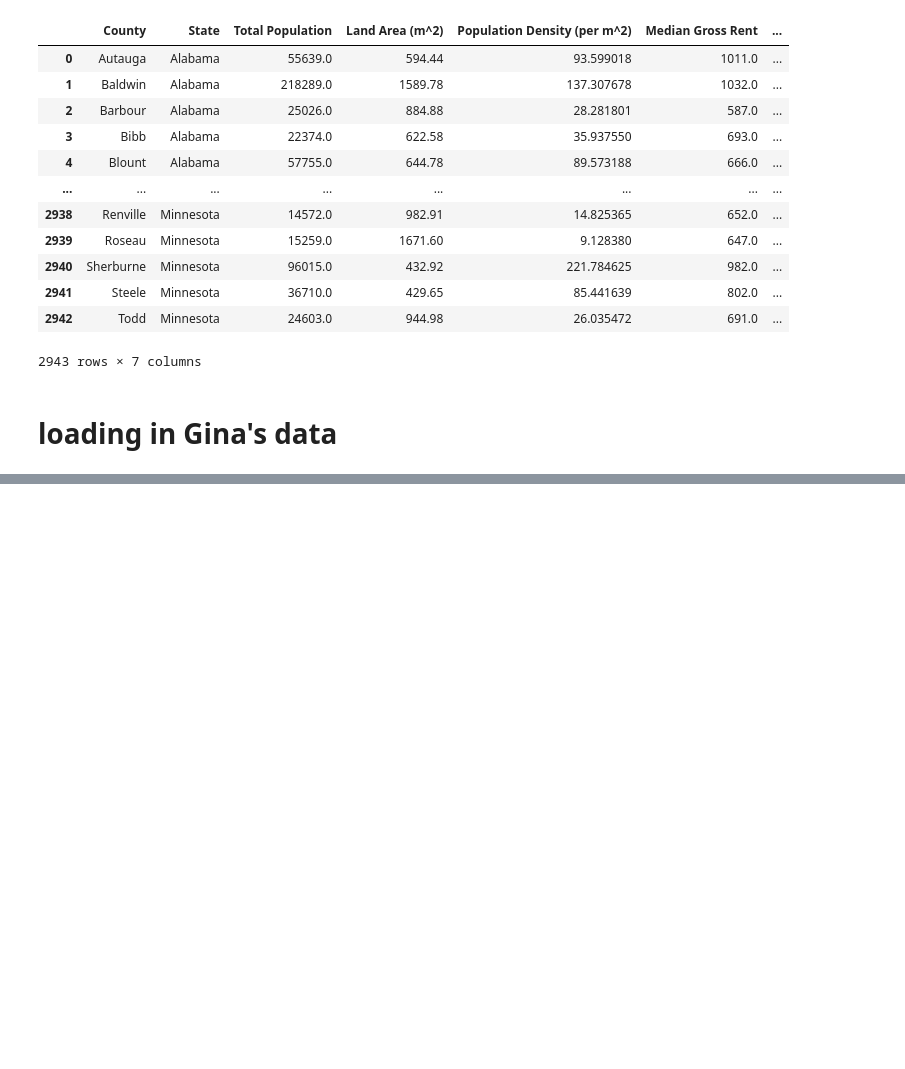
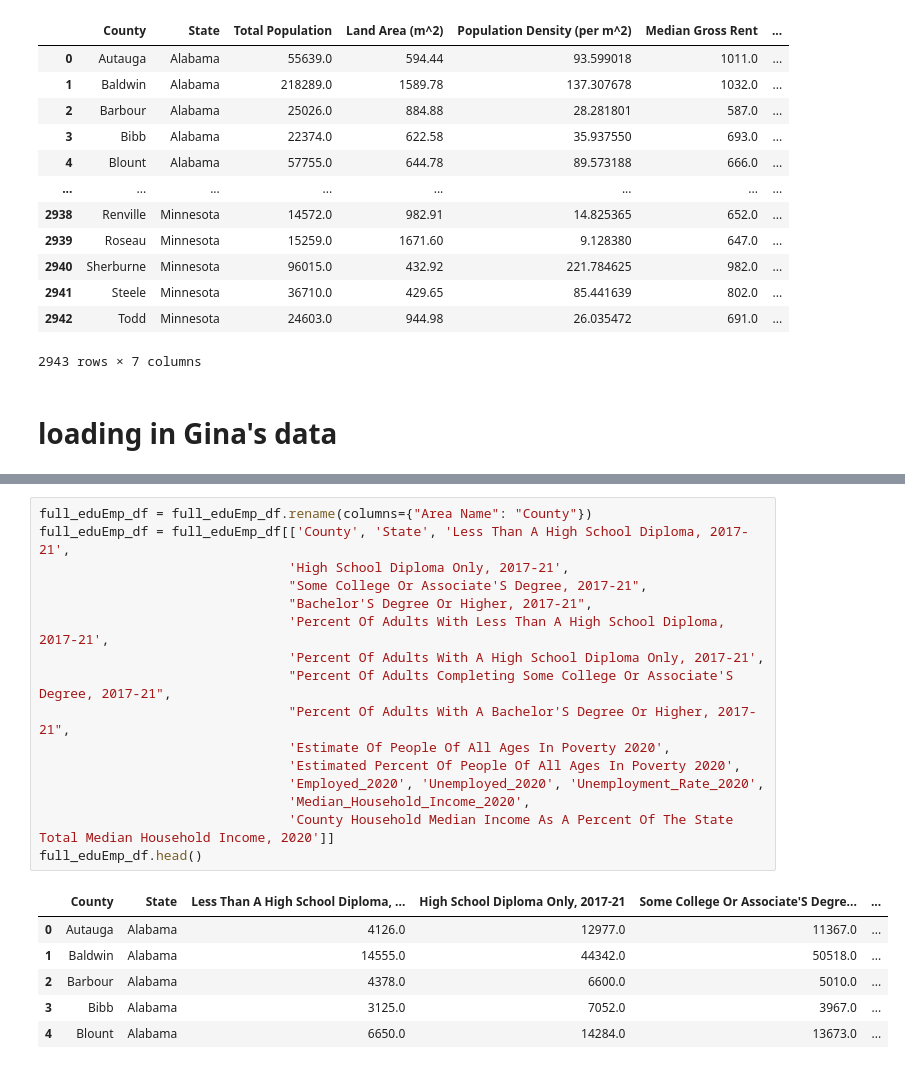
Before and after one commit to Morgen-Henry/Project-1, a Jupyter notebook: dataSourcingCleaning.ipynb, the cells around one changed output, grey strips where cells are left out. Cells and saved outputs as stored; diff of their text form; blank space fills up the shorter version.

```diff
--- a/censusWrapperPractice.ipynb
+++ b/dataSourcingCleaning.ipynb
@@ -630,0 +779,23 @@ county_df2
+# %%
+full_eduEmp_df = full_eduEmp_df.rename(columns={"Area Name": "County"})
+full_eduEmp_df = full_eduEmp_df[['County', 'State', 'Less Than A High School Diploma, 2017-21',
+                                'High School Diploma Only, 2017-21',
+                                "Some College Or Associate'S Degree, 2017-21",
+                                "Bachelor'S Degree Or Higher, 2017-21",
+                                'Percent Of Adults With Less Than A High School Diploma, 2017-21',
+                                'Percent Of Adults With A High School Diploma Only, 2017-21',
+                                "Percent Of Adults Completing Some College Or Associate'S Degree, 2017-21",
+                                "Percent Of Adults With A Bachelor'S Degree Or Higher, 2017-21",
+                                'Estimate Of People Of All Ages In Poverty 2020',
+                                'Estimated Percent Of People Of All Ages In Poverty 2020',
+                                'Employed_2020', 'Unemployed_2020', 'Unemployment_Rate_2020',
+                                'Median_Household_Income_2020',
+                                'County Household Median Income As A Percent Of The State Total Median Household Income, 2020']]
+full_eduEmp_df.head()
+# %% [output]
+|  | County | State | Less Than A High School Diploma, ... | High School Diploma Only, 2017-21 | Some College Or Associate'S Degre... | ... |
+| 0 | Autauga | Alabama | 4126.0 | 12977.0 | 11367.0 | ... |
+| 1 | Baldwin | Alabama | 14555.0 | 44342.0 | 50518.0 | ... |
+| 2 | Barbour | Alabama | 4378.0 | 6600.0 | 5010.0 | ... |
+| 3 | Bibb | Alabama | 3125.0 | 7052.0 | 3967.0 | ... |
+| 4 | Blount | Alabama | 6650.0 | 14284.0 | 13673.0 | ... |
```
Also changed, not shown: parts of 16 cells of this notebook, 1 other file.
